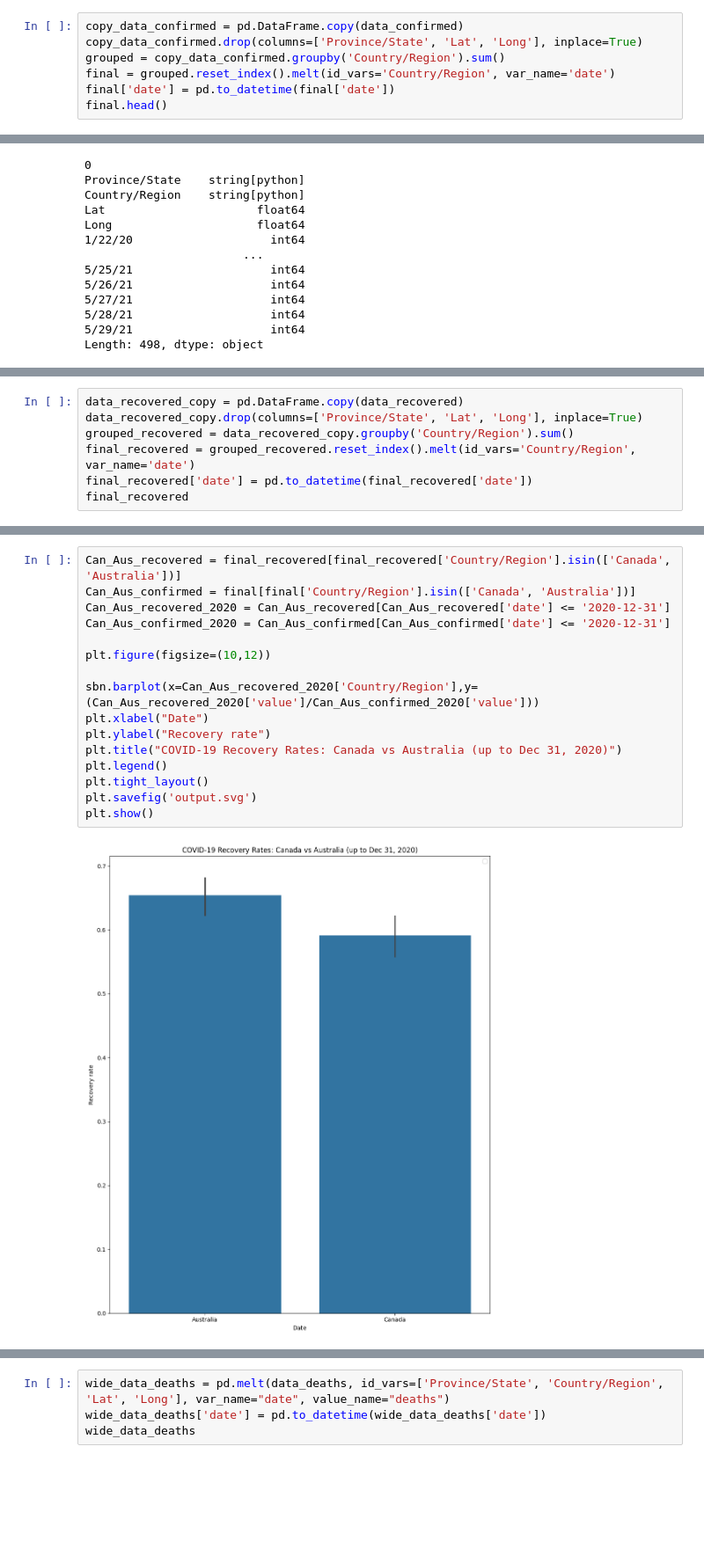
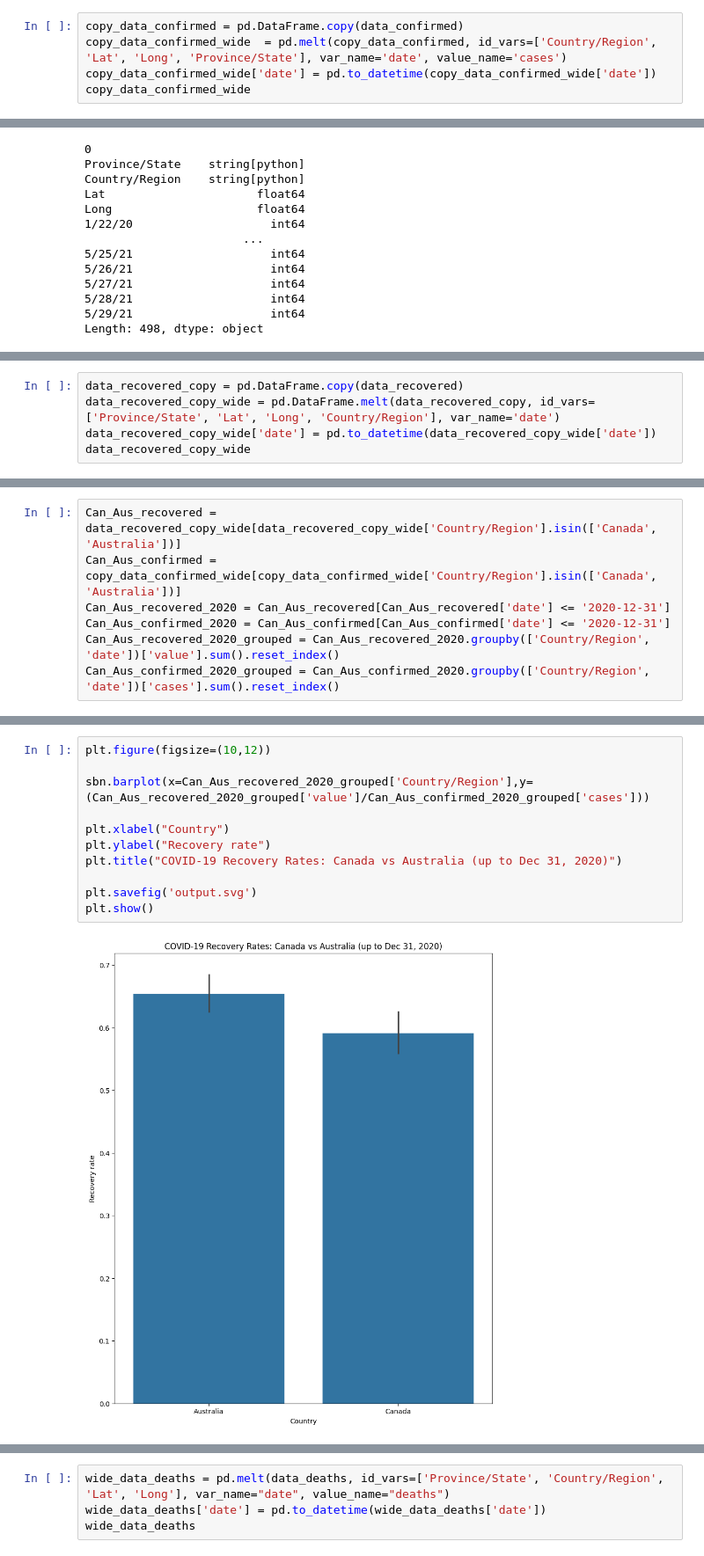
Before and after one commit to fizz-i/COVID-19_Case-study, a Jupyter notebook: case-study_1.ipynb, the cells around one changed output, grey strips where cells are left out. Shown at 88% size. Saved outputs shown, nothing was run; the diff lists cells and outputs as text; blank space fills up the shorter version.

```diff
--- a/case-study_1.ipynb
+++ b/case-study_1.ipynb
@@ -82,8 +111,6 @@ Length: 498, dtype: object
 # %%
 copy_data_confirmed = pd.DataFrame.copy(data_confirmed)
-copy_data_confirmed.drop(columns=['Province/State', 'Lat', 'Long'], inplace=True)
-grouped = copy_data_confirmed.groupby('Country/Region').sum()
-final = grouped.reset_index().melt(id_vars='Country/Region', var_name='date')
-final['date'] = pd.to_datetime(final['date'])
-final.head()
+copy_data_confirmed_wide  = pd.melt(copy_data_confirmed, id_vars=['Country/Region', 'Lat', 'Long', 'Province/State'], var_name='date', value_name='cases')
+copy_data_confirmed_wide['date'] = pd.to_datetime(copy_data_confirmed_wide['date'])
+copy_data_confirmed_wide
 # %% [output]
@@ -395,8 +524,6 @@ plt.show()
 # %%
 data_recovered_copy = pd.DataFrame.copy(data_recovered)
-data_recovered_copy.drop(columns=['Province/State', 'Lat', 'Long'], inplace=True)
-grouped_recovered = data_recovered_copy.groupby('Country/Region').sum()
-final_recovered = grouped_recovered.reset_index().melt(id_vars='Country/Region', var_name='date')
-final_recovered['date'] = pd.to_datetime(final_recovered['date'])
-final_recovered
+data_recovered_copy_wide = pd.DataFrame.melt(data_recovered_copy, id_vars=['Province/State', 'Lat', 'Long', 'Country/Region'], var_name='date')
+data_recovered_copy_wide['date'] = pd.to_datetime(data_recovered_copy_wide['date'])
+data_recovered_copy_wide
 # %% [output]
@@ -415,0 +545,7 @@ final_recovered
+# %%
+Can_Aus_recovered = data_recovered_copy_wide[data_recovered_copy_wide['Country/Region'].isin(['Canada', 'Australia'])]
+Can_Aus_confirmed = copy_data_confirmed_wide[copy_data_confirmed_wide['Country/Region'].isin(['Canada', 'Australia'])]
+Can_Aus_recovered_2020 = Can_Aus_recovered[Can_Aus_recovered['date'] <= '2020-12-31']
+Can_Aus_confirmed_2020 = Can_Aus_confirmed[Can_Aus_confirmed['date'] <= '2020-12-31']
+Can_Aus_recovered_2020_grouped = Can_Aus_recovered_2020.groupby(['Country/Region', 'date'])['value'].sum().reset_index()
+Can_Aus_confirmed_2020_grouped = Can_Aus_confirmed_2020.groupby(['Country/Region', 'date'])['cases'].sum().reset_index()
@@ -416,18 +554,13 @@ final_recovered
 # %%
-Can_Aus_recovered = final_recovered[final_recovered['Country/Region'].isin(['Canada', 'Australia'])]
-Can_Aus_confirmed = final[final['Country/Region'].isin(['Canada', 'Australia'])]
-Can_Aus_recovered_2020 = Can_Aus_recovered[Can_Aus_recovered['date'] <= '2020-12-31']
-Can_Aus_confirmed_2020 = Can_Aus_confirmed[Can_Aus_confirmed['date'] <= '2020-12-31']
-
 plt.figure(figsize=(10,12))
 
-sbn.barplot(x=Can_Aus_recovered_2020['Country/Region'],y=(Can_Aus_recovered_2020['value']/Can_Aus_confirmed_2020['value']))
-plt.xlabel("Date")
+sbn.barplot(x=Can_Aus_recovered_2020_grouped['Country/Region'],y=(Can_Aus_recovered_2020_grouped['value']/Can_Aus_confirmed_2020_grouped['cases']))
+
+plt.xlabel("Country")
 plt.ylabel("Recovery rate")
 plt.title("COVID-19 Recovery Rates: Canada vs Australia (up to Dec 31, 2020)")
-plt.legend()
-plt.tight_layout()
+
 plt.savefig('output.svg')
 plt.show()
 # %% [output]
-[figure, old version]
+[figure, new version]
```
Also changed, not shown: parts of 104 cells of this notebook, 1 other file.
